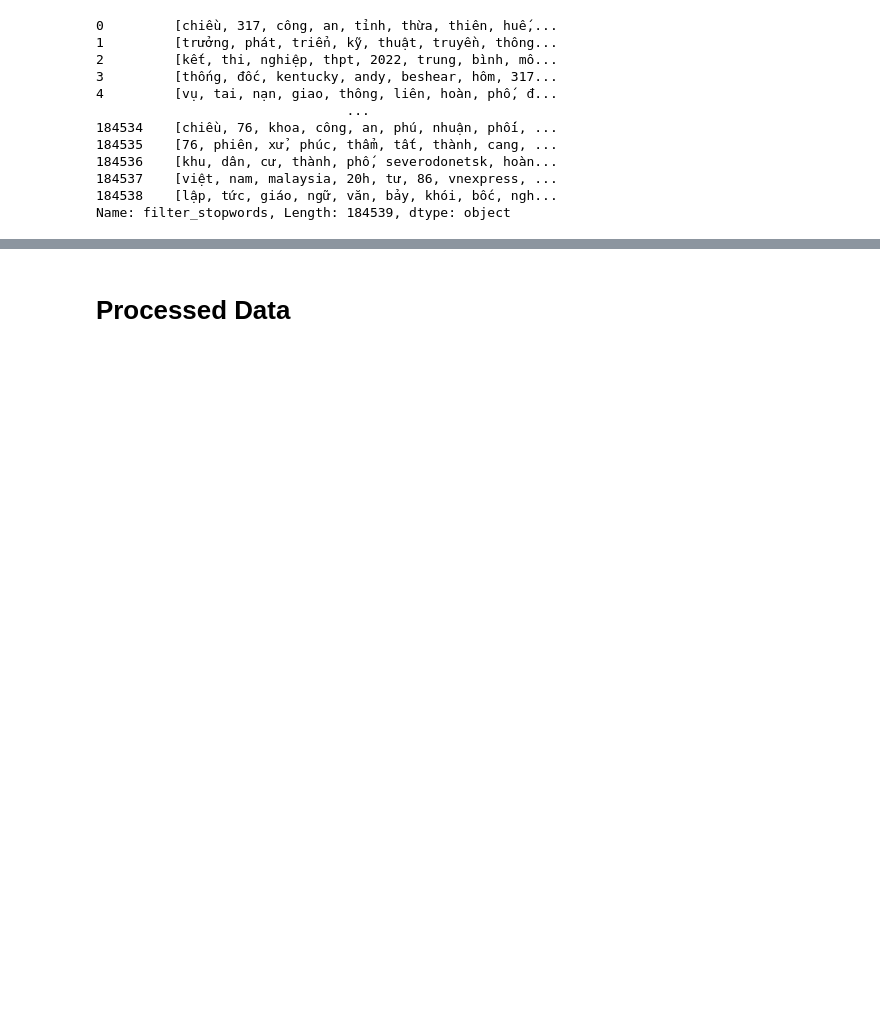
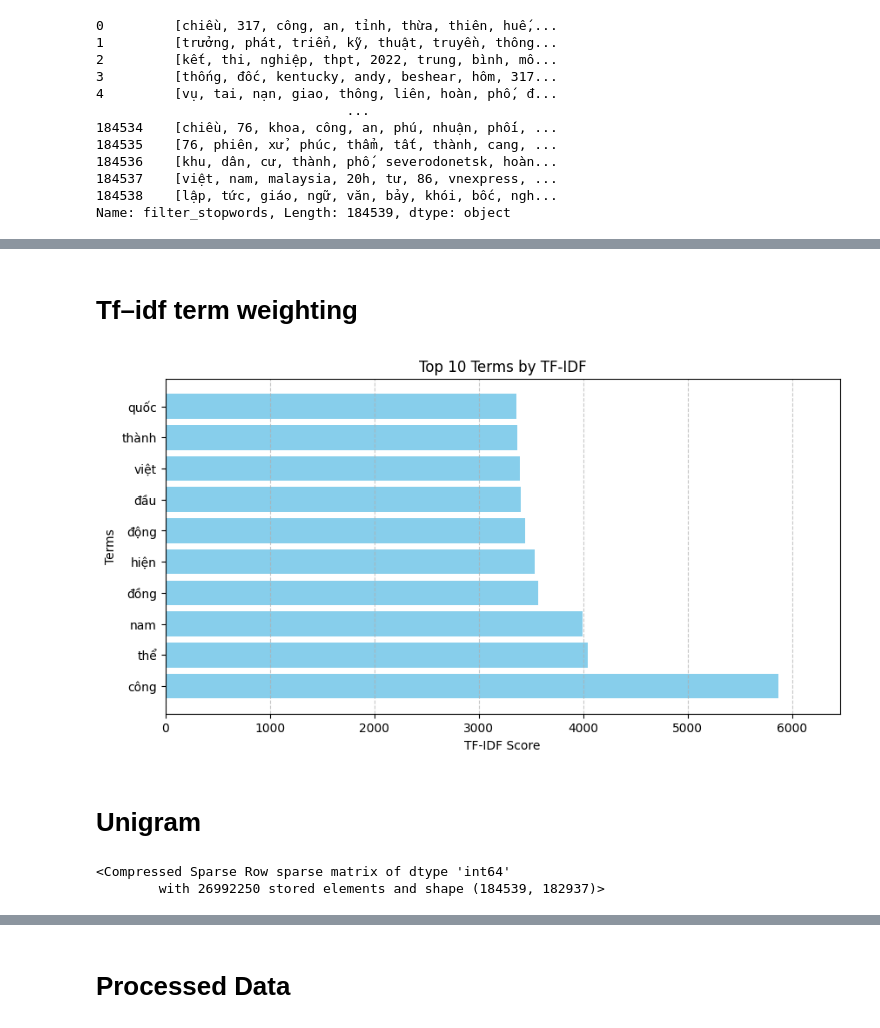
Before and after one commit to ngoc26062003/NLP_learning, a Jupyter notebook: 240118-textpreprocessingwithnltk.ipynb, the cells around one changed output, grey strips where cells are left out. Drawn from its saved outputs; the diff is of its cells as text; code cells hidden in the pictures; blank space fills up the shorter version.

Commit message:
Kaggle Notebook | 240118_TextPreprocessingWithNLTK | Version 6

```diff
--- a/240118-textpreprocessingwithnltk.ipynb
+++ b/240118-textpreprocessingwithnltk.ipynb
@@ -76,5 +71,5 @@ def remove_punctuation(text):
 # %%
-df['content'] = df['content'].apply(remove_punctuation)
+df['content'] = df['content'].str.translate(str.maketrans('', '', string.punctuation))
 # %%
 df['content'][0]
 # %% [output]
@@ -115,6 +107,5 @@ Name: word_tokenized_content, Length: 184539, dtype: object
 # %%
-from nltk.stem import PorterStemmer
 pS = PorterStemmer()
-
-df['stemmed_content'] = df['word_tokenized_content'].apply(lambda tokens: [pS.stem(token) for token in tokens])
+df['stemmed_content'] = df['filter_stopwords'].apply(lambda tokens: [pS.stem(token) for token in tokens])
+df['processed_content'] = df['stemmed_content'].apply(lambda tokens: ' '.join(tokens))
 # %%
@@ -156,7 +139,5 @@ print(len(Vi_stopwords))  # Kiểm tra số lượng từ dừng sau khi xử l
 # %%
-df['filter_stopwords'] = df['word_tokenized_content'].apply(
-    lambda tokens: [token for token in tokens if token not in Vi_stopwords]
-)
+df['filter_stopwords'] = df['word_tokenized_content'].apply(lambda tokens: [token for token in tokens if token not in Vi_stopwords])
 # %%
 print(df['filter_stopwords'])
 # %% [output]
@@ -174,0 +163,2 @@ Name: filter_stopwords, Length: 184539, dtype: object
+# %% [markdown]
+# **Tf–idf term weighting**
@@ -174,0 +168,25 @@ Name: filter_stopwords, Length: 184539, dtype: object
+# %%
+vectorizer_tfidf = TfidfVectorizer()
+tfidf_matrix = vectorizer_tfidf.fit_transform(df['processed_content'])
+# %%
+# TOP 10
+tfidf_sum = tfidf_matrix.sum(axis=0).A1
+tfidf_freq = dict(zip(vectorizer_tfidf.get_feature_names_out(), tfidf_sum))
+
+top_n = 10
+top_tfidf_terms = sorted(tfidf_freq.items(), key=lambda x: x[1], reverse=True)[:top_n]
+terms, scores = zip(*top_tfidf_terms)
+
+
+plt.figure(figsize=(10, 5))
+plt.barh(terms, scores, color='skyblue')
+plt.xlabel('TF-IDF Score')
+plt.ylabel('Terms')
+plt.title('Top 10 Terms by TF-IDF')
+plt.xlim(0, max(scores) * 1.1)
+plt.grid(axis='x', linestyle='--', alpha=0.7)
+plt.show()
+# %% [output]
+[figure, added]
+# %% [markdown]
+# **Unigram**
@@ -174,0 +196,5 @@ Name: filter_stopwords, Length: 184539, dtype: object
+# %%
+unigram_matrix
+# %% [output]
+<Compressed Sparse Row sparse matrix of dtype 'int64'
+        with 26992250 stored elements and shape (184539, 182937)>
```
Also changed, not shown: parts of 24 cells of this notebook.
